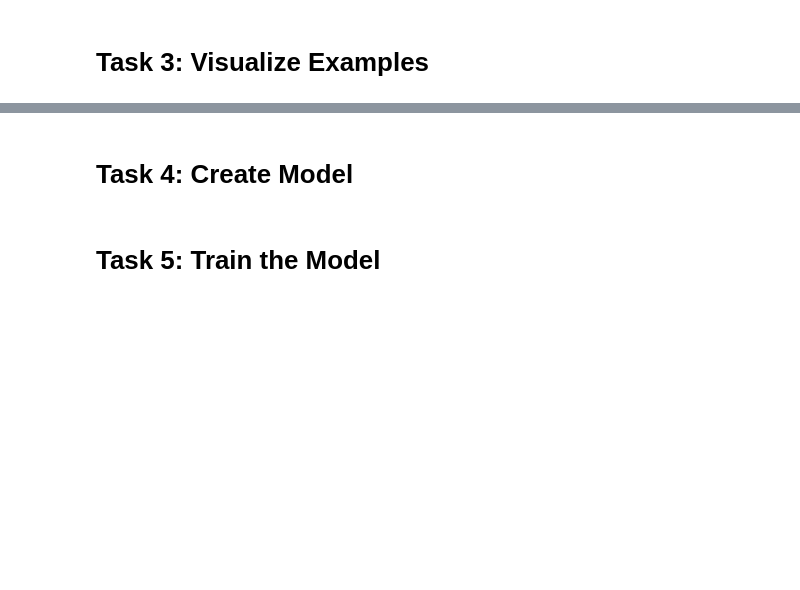
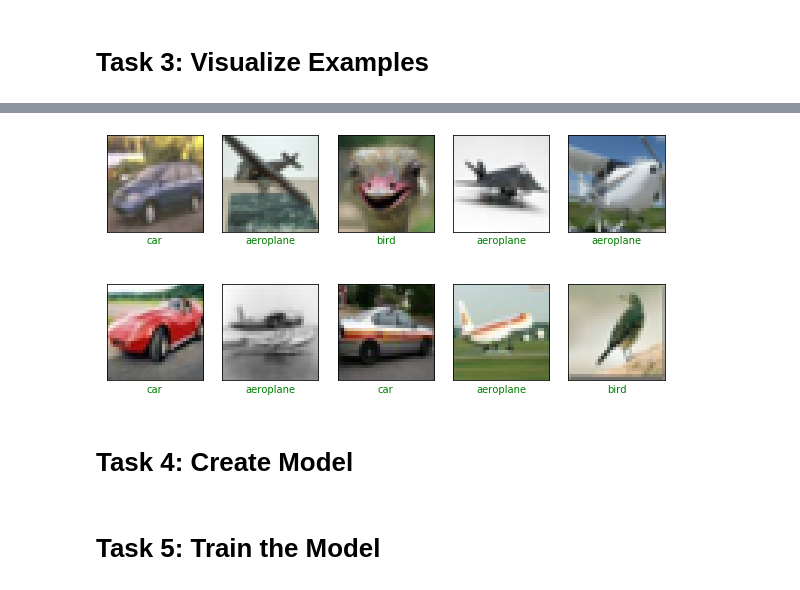
Before and after one commit to Shashank-Shukla/Image_classificaation_CNN, a Jupyter notebook: Student Notebook.ipynb, the cells around one changed output, grey strips where cells are left out. Cells and saved outputs as stored; diff of their text form; code cells hidden in the pictures; blank space fills up the shorter version.

```diff
--- a/Student Notebook.ipynb
+++ b/Student Notebook.ipynb
@@ -47,3 +86,8 @@ class_names = ['aeroplane', 'car', 'bird']
+# %%
+show_random_eg(x_test, y_test, y_test)
+# We don't have predictions yet, hence same case as above
+# %% [output]
+[figure, added]
 # %% [markdown]
 # Task 4: Create Model
 # %%
```
Also changed, not shown: parts of 4 cells of this notebook.
